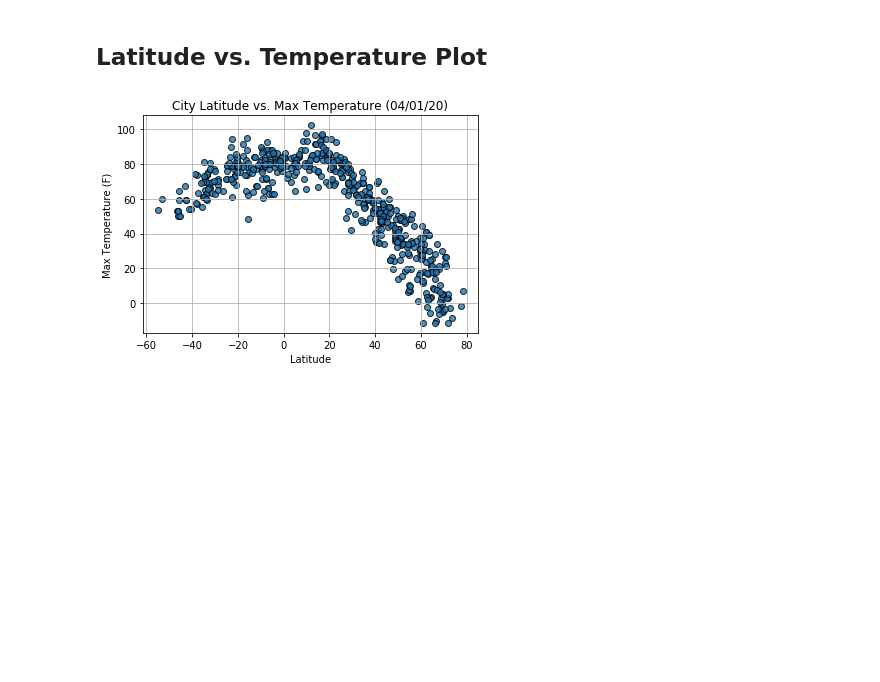
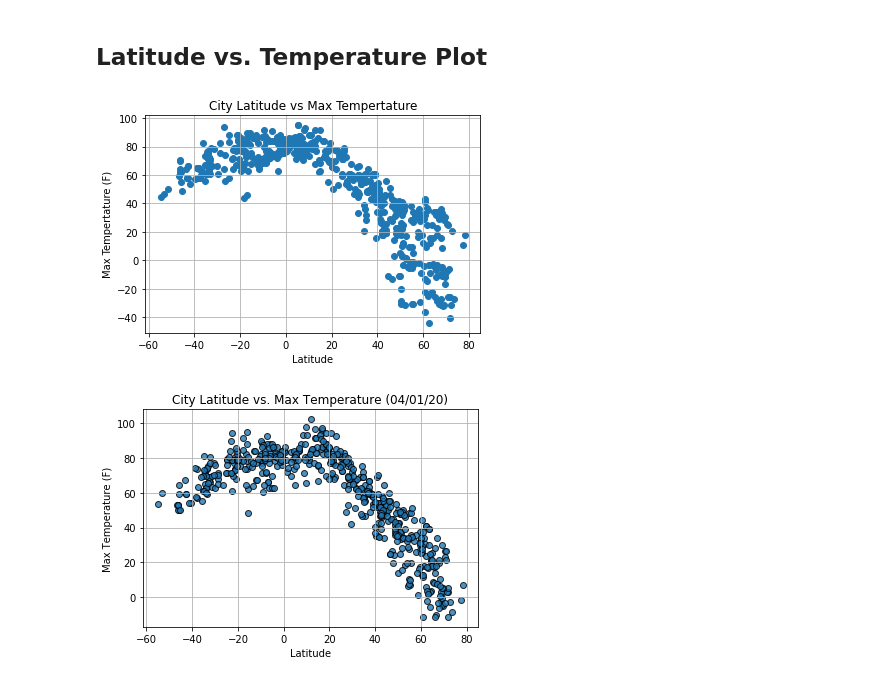
Before and after one commit to g8r1fl/python-api-challenge, a Jupyter notebook: WeatherPy/WeatherPy-Copy1.ipynb, the cells around one changed output. Drawn from its saved outputs; the diff is of its cells as text; code cells hidden in the pictures; blank space fills up the shorter version.

```diff
--- a/WeatherPy/WeatherPy-Copy1.ipynb
+++ b/WeatherPy/WeatherPy-Copy1.ipynb
@@ -317,6 +317,17 @@ plt.show()
 * Save the plotted figures as .pngs.
 # %% [markdown]
 ## Latitude vs. Temperature Plot
+# %%
+x_values = clean_city_data['Lat']
+y_values = clean_city_data['Max Temp (F)']
+plt.scatter(x_values,y_values)
+plt.title('City Latitude vs Max Tempertature')
+plt.xlabel('Latitude')
+plt.ylabel('Max Tempertature (F)')
+plt.grid()
+plt.show()
+# %% [output]
+[figure, added]
 # %%
 # %% [output]
 [figure]
```
Also changed, not shown: parts of 8 cells of this notebook, 1 other file.
